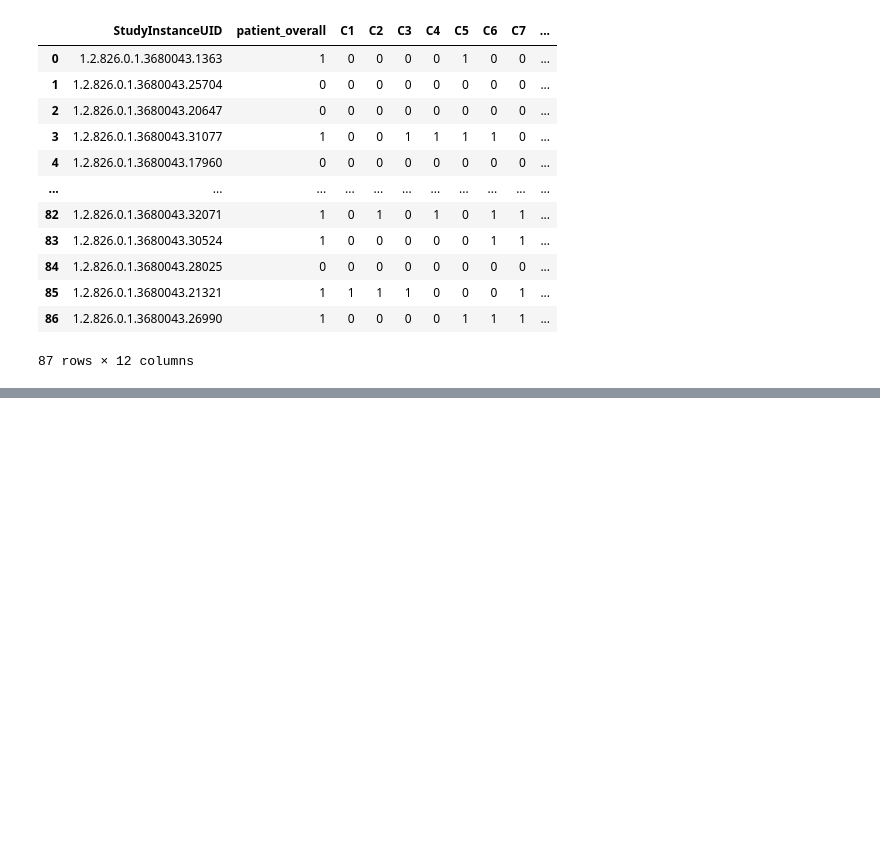
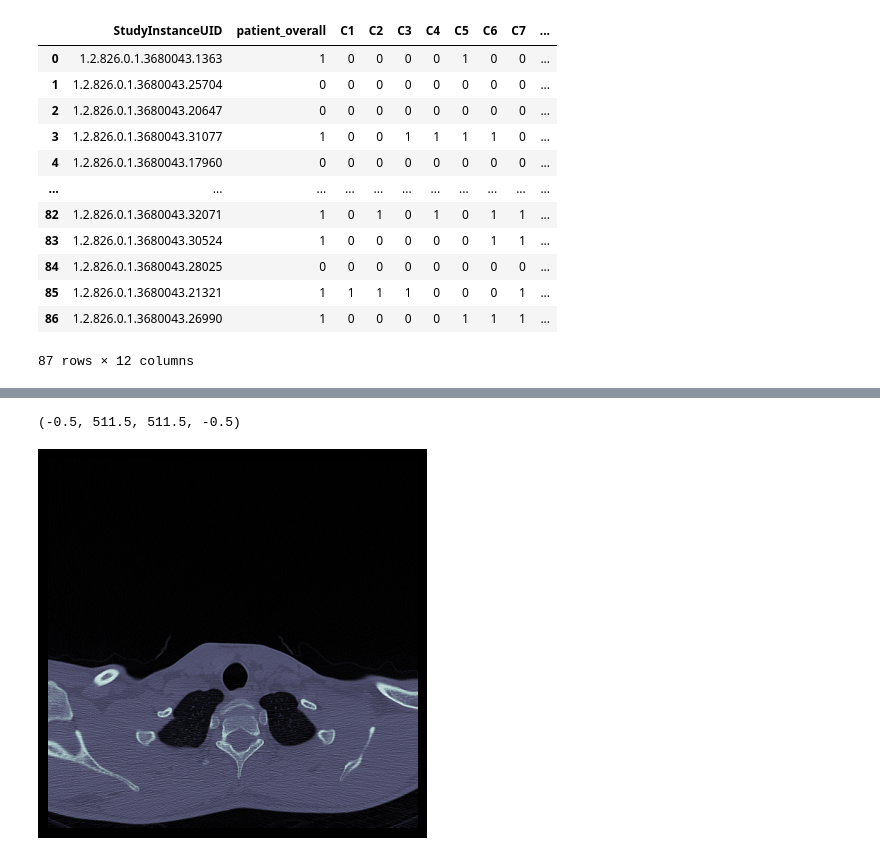
Before and after one commit to hatzav-ox/rsna-cervical-spine_poetry, a Jupyter notebook: notebooks/experiment.ipynb, the cells around one changed output, grey strips where cells are left out. Drawn from its saved outputs; the diff is of its cells as text; code cells hidden in the pictures; blank space fills up the shorter version.

```diff
--- a/notebooks/experiment.ipynb
+++ b/notebooks/experiment.ipynb
@@ -88,0 +129,6 @@ display(df_seg)
+# %%
+plt.imshow(dicom.pixel_array, cmap=plt.cm.bone)
+plt.axis('off')
+# %% [output]
+(-0.5, 511.5, 511.5, -0.5)
+[figure, added]
```
Also changed, not shown: parts of 3 cells of this notebook, 2 other files.
